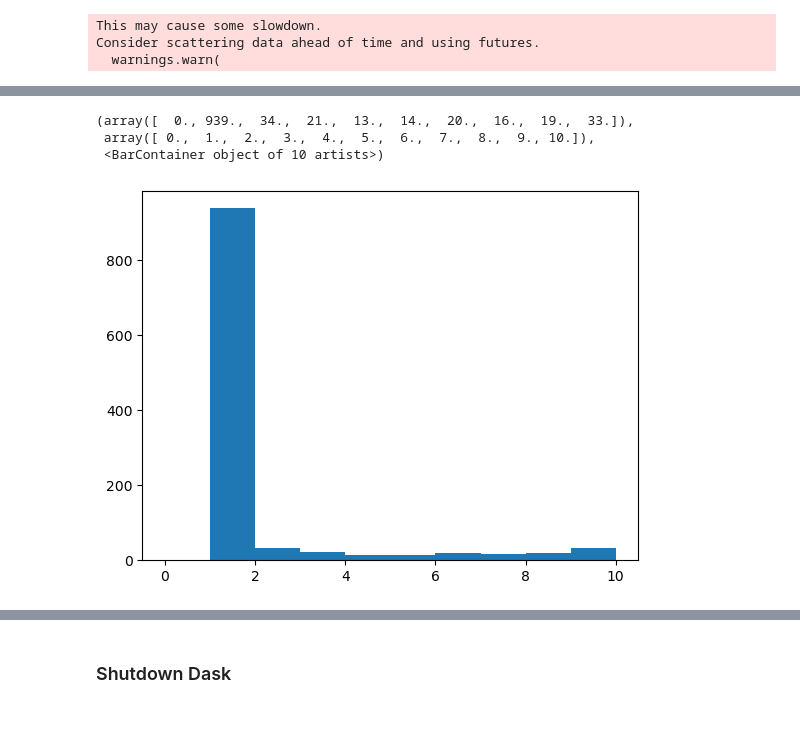
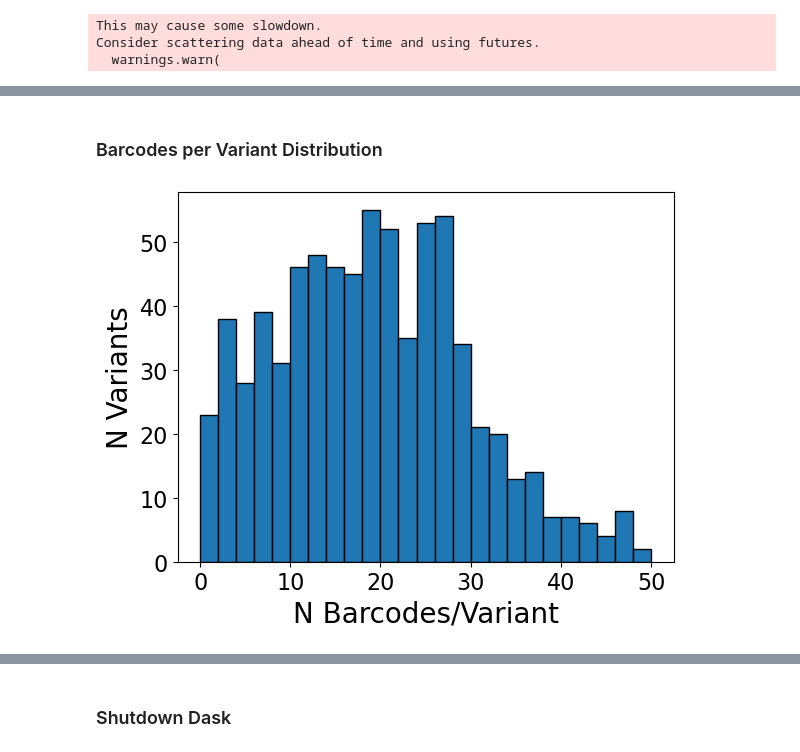
Before and after one commit to paulssonlab/marlin-nanopore, a Jupyter notebook: Barcode_QC_and_Export.ipynb, the cells around one changed output, grey strips where cells are left out. Drawn from its saved outputs; the diff is of its cells as text; code cells hidden in the pictures; blank space fills up the shorter version.

```diff
--- a/Barcode_QC_and_Export.ipynb
+++ b/Barcode_QC_and_Export.ipynb
@@ -464,3 +480,4 @@ sgRNA_data_subset = sgRNA_data.loc[index_map.to_list()]
 merged_df = valid_data_df.reset_index(drop=True).join(sgRNA_data_subset[["oDEPool7_id","EcoWG1_id","Gene","Strand","Target Sequence","Target Sites",\
                                                              "N Target Sites","N Mismatch","Category","TargetID"]].reset_index(drop=True))
 merged_df['barcode depth'] = merged_df['barcode'].apply(lambda x: depth_dict[x])
+n_barcodes = merged_df.groupby("sgRNA").size()
@@ -469,2 +483,0 @@ merged_df['barcode depth'] = merged_df['barcode'].apply(lambda x: depth_dict[x])
-# %%
-n_barcodes = merged_df.groupby("sgRNA").size()[101:]
@@ -487,7 +483,0 @@ Length: 635, dtype: int64
-# %%
-plt.hist(n_barcodes,range=(0,10))
-# %% [output]
-(array([  0., 939.,  34.,  21.,  13.,  14.,  20.,  16.,  19.,  33.]),
- array([ 0.,  1.,  2.,  3.,  4.,  5.,  6.,  7.,  8.,  9., 10.]),
- <BarContainer object of 10 artists>)
-[figure, removed]
@@ -509,2 +484,15 @@ merged_df['barcode depth'] = merged_df['barcode'].apply(lambda x: depth_dict[x])
+# %% [markdown]
+### Barcodes per Variant Distribution
+# %%
+plt.hist(n_barcodes,bins=range(0,51,2),edgecolor="black")
+plt.xlabel("N Barcodes/Variant",fontsize=20)
+plt.ylabel("N Variants",fontsize=20)
+plt.xticks(fontsize=16)
+plt.yticks(fontsize=16)
+plt.savefig(snakemake_QC_outputs_path + "/Barcodes_per_Variant_Distribution.png",\
+            dpi=300,bbox_inches="tight")
+plt.show()
+# %% [output]
+[figure, added]
 # %%
 ## Storing dataframe as a csv
```
Also changed, not shown: parts of 15 cells of this notebook.
